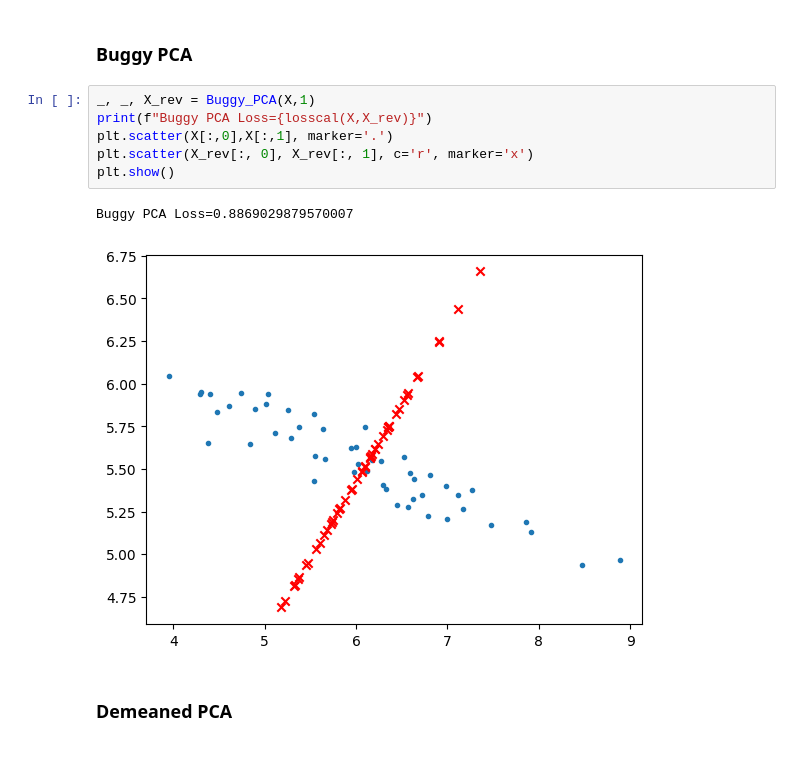
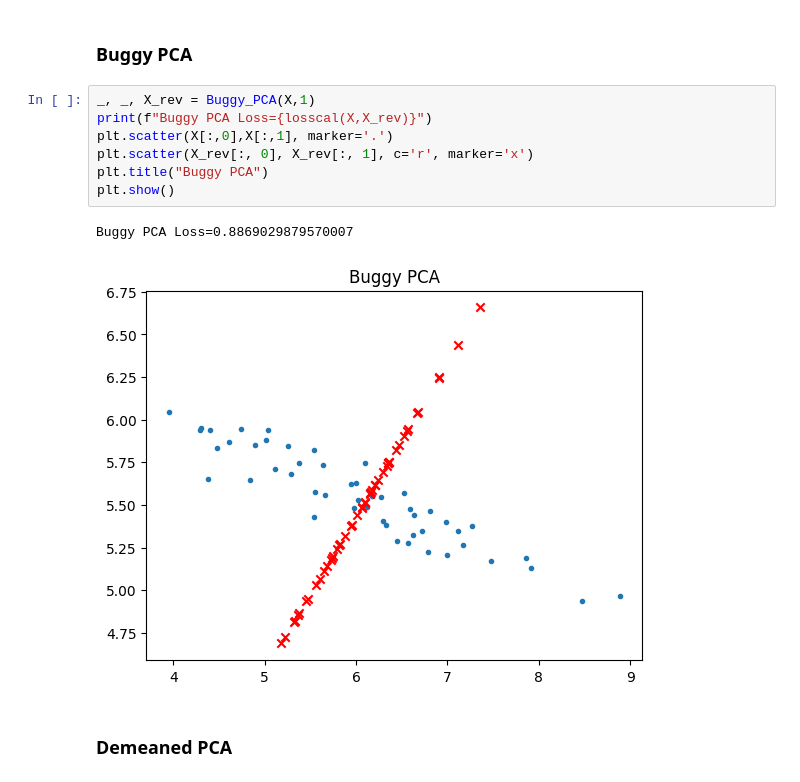
Before and after one commit to cybr17crwlr/ECE-760-Machine-Learning-Assignments, a Jupyter notebook: Homework 5/hw5_q2_4.ipynb, the cells around one changed output. Saved outputs shown, nothing was run; the diff lists cells and outputs as text.

Commit message:
Added title to graphs

```diff
--- a/Homework 5/hw5_q2_4.ipynb
+++ b/Homework 5/hw5_q2_4.ipynb
@@ -61,12 +61,13 @@ def Stand_PCA(X,d):
 # %%
 _, _, X_rev = Buggy_PCA(X,1)
 print(f"Buggy PCA Loss={losscal(X,X_rev)}")
 plt.scatter(X[:,0],X[:,1], marker='.')
 plt.scatter(X_rev[:, 0], X_rev[:, 1], c='r', marker='x')
+plt.title("Buggy PCA")
 plt.show()
 # %% [output]
 Buggy PCA Loss=0.8869029879570007
-[figure, old version]
+[figure, new version]
 # %% [markdown]
 ### Demeaned PCA
 # %%
```
Also changed, not shown: parts of 5 cells of this notebook.
